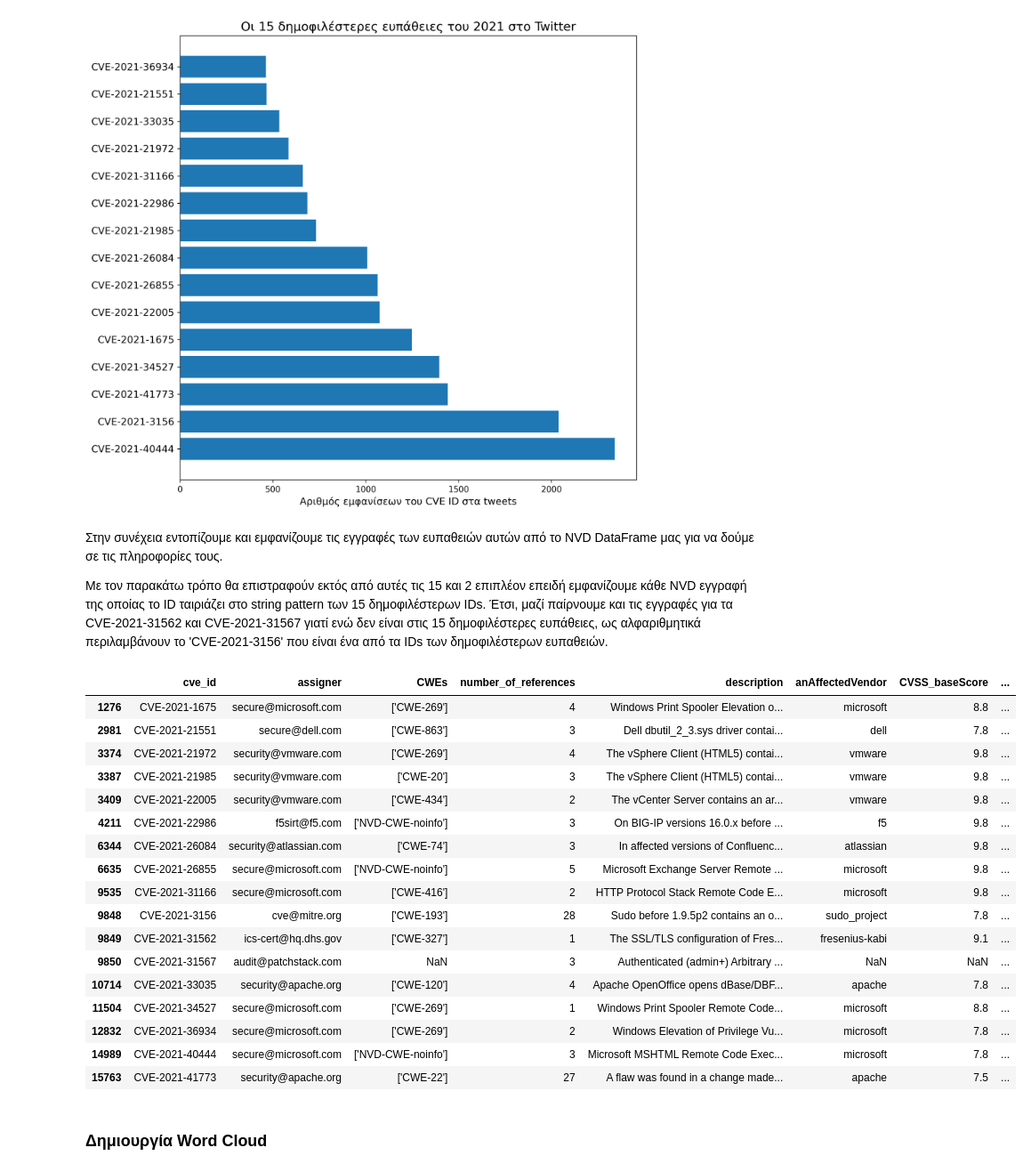
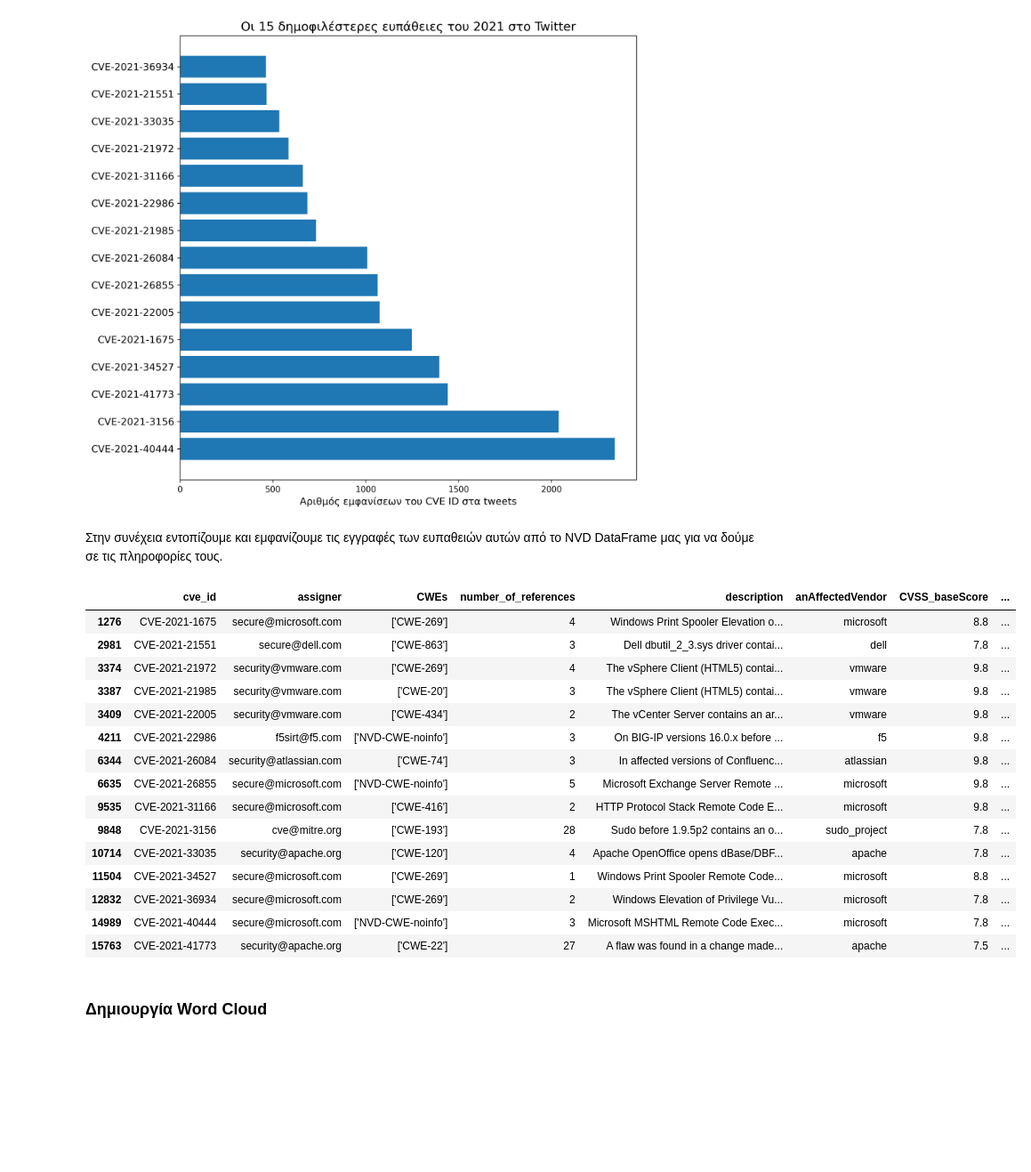
Before and after one commit to terilias/Research-of-interest-and-popularity-about-Software-Vulnerabilities-on-Twitter, a Jupyter notebook: 4. Σημειωματάριο τέταρτο- Ξεκινώντας την ανάλυση.ipynb, the cells around one changed output. Shown at 89% size. Saved outputs shown, nothing was run; the diff lists cells and outputs as text; code cells hidden in the pictures; blank space fills up the shorter version.

```diff
--- a/4. Σημειωματάριο τέταρτο- Ξεκινώντας την ανάλυση.ipynb
+++ b/4. Σημειωματάριο τέταρτο- Ξεκινώντας την ανάλυση.ipynb
@@ -8,8 +8,8 @@ import numpy as np
 import matplotlib.pyplot as plt
 from wordcloud import WordCloud, STOPWORDS
 # %%
-tweets = pd.read_csv('Data/tweets/tweets_2021_with_users_matched.csv', lineterminator='\n')
-vuln = pd.read_csv('Data/NVD/NVD_records_2022_downoload_at_February_2022_01-02-2022.csv', lineterminator='\n')
+tweets = pd.read_csv('../Data/tweets/tweets_2021_with_users_matched.csv', lineterminator='\n')
+vuln = pd.read_csv('../Data/NVD/NVD_records_2022_downoload_at_February_2022_01-02-2022.csv', lineterminator='\n')
 # %% [markdown]
 ### Οι δημοφιλέστερες ευπάθειες
 # %% [markdown]
@@ -85,25 +85,29 @@ plt.title("Οι 15 δημοφιλέστερες ευπάθειες του 2021
 [figure]
 # %% [markdown]
 Στην συνέχεια εντοπίζουμε και εμφανίζουμε τις εγγραφές των ευπαθειών αυτών από το NVD DataFrame μας για να δούμε σε τις πληροφορίες τους.
-
-Με τον παρακάτω τρόπο θα επιστραφούν εκτός από αυτές τις 15 και 2 επιπλέον επειδή εμφανίζουμε κάθε NVD εγγραφή της οποίας το ID ταιριάζει στο string pattern των 15 δημοφιλέστερων IDs. Έτσι, μαζί παίρνουμε και τις εγγραφές για τα CVE-2021-31562 και CVE-2021-31567 γιατί ενώ δεν είναι στις 15 δημοφιλέστερες ευπάθειες, ως αλφαριθμητικά περιλαμβάνουν το 'CVE-2021-3156' που είναι ένα από τα IDs των δημοφιλέστερων ευπαθειών.
 # %%
 # Από: https://kanoki.org/2019/03/27/pandas-select-rows-by-condition-and-string-operations/
-vuln[vuln.cve_id.str.contains('|'.join(list(top_cves[0:15].index)))]
+topCVEs = vuln[vuln.cve_id.str.contains('|'.join(list(top_cves[0:15].index)))]
+
+# Με τον παραπάνω τρόπο θα επιστραφούν εκτός από αυτές τις 15 και 2 επιπλέον επειδή εμφανίζουμε
+# κάθε NVD εγγραφή της οποίας το ID ταιριάζει στο string pattern των 15 δημοφιλέστερων IDs. Έτσι,
+# μαζί παίρνουμε και τις εγγραφές για τα CVE-2021-31562 και CVE-2021-31567 γιατί ενώ δεν είναι
+# στις 15 δημοφιλέστερες ευπάθειες, ως αλφαριθμητικά περιλαμβάνουν το 'CVE-2021-3156' που είναι ένα
+# από τα IDs των δημοφιλέστερων ευπαθειών.
+topCVEs = topCVEs.drop(labels=[9849, 9850])
+topCVEs
 # %% [output]
 |  | cve_id | assigner | CWEs | number_of_references | description | anAffectedVendor | CVSS_baseScore | ... |
 | 1276 | CVE-2021-1675 | secure@microsoft.com | ['CWE-269'] | 4 | Windows Print Spooler Elevation o... | microsoft | 8.8 | ... |
 | 2981 | CVE-2021-21551 | secure@dell.com | ['CWE-863'] | 3 | Dell dbutil_2_3.sys driver contai... | dell | 7.8 | ... |
 | 3374 | CVE-2021-21972 | security@vmware.com | ['CWE-269'] | 4 | The vSphere Client (HTML5) contai... | vmware | 9.8 | ... |
 | 3387 | CVE-2021-21985 | security@vmware.com | ['CWE-20'] | 3 | The vSphere Client (HTML5) contai... | vmware | 9.8 | ... |
 | 3409 | CVE-2021-22005 | security@vmware.com | ['CWE-434'] | 2 | The vCenter Server contains an ar... | vmware | 9.8 | ... |
 | 4211 | CVE-2021-22986 | f5sirt@f5.com | ['NVD-CWE-noinfo'] | 3 | On BIG-IP versions 16.0.x before ... | f5 | 9.8 | ... |
 | 6344 | CVE-2021-26084 | security@atlassian.com | ['CWE-74'] | 3 | In affected versions of Confluenc... | atlassian | 9.8 | ... |
 | 6635 | CVE-2021-26855 | secure@microsoft.com | ['NVD-CWE-noinfo'] | 5 | Microsoft Exchange Server Remote ... | microsoft | 9.8 | ... |
 | 9535 | CVE-2021-31166 | secure@microsoft.com | ['CWE-416'] | 2 | HTTP Protocol Stack Remote Code E... | microsoft | 9.8 | ... |
 | 9848 | CVE-2021-3156 | cve@mitre.org | ['CWE-193'] | 28 | Sudo before 1.9.5p2 contains an o... | sudo_project | 7.8 | ... |
-| 9849 | CVE-2021-31562 | ics-cert@hq.dhs.gov | ['CWE-327'] | 1 | The SSL/TLS configuration of Fres... | fresenius-kabi | 9.1 | ... |
-| 9850 | CVE-2021-31567 | audit@patchstack.com | NaN | 3 | Authenticated (admin+) Arbitrary ... | NaN | NaN | ... |
 | 10714 | CVE-2021-33035 | security@apache.org | ['CWE-120'] | 4 | Apache OpenOffice opens dBase/DBF... | apache | 7.8 | ... |
 | 11504 | CVE-2021-34527 | secure@microsoft.com | ['CWE-269'] | 1 | Windows Print Spooler Remote Code... | microsoft | 8.8 | ... |
 | 12832 | CVE-2021-36934 | secure@microsoft.com | ['CWE-269'] | 2 | Windows Elevation of Privilege Vu... | microsoft | 7.8 | ... |
```
Also changed, not shown: parts of 14 cells of this notebook.
